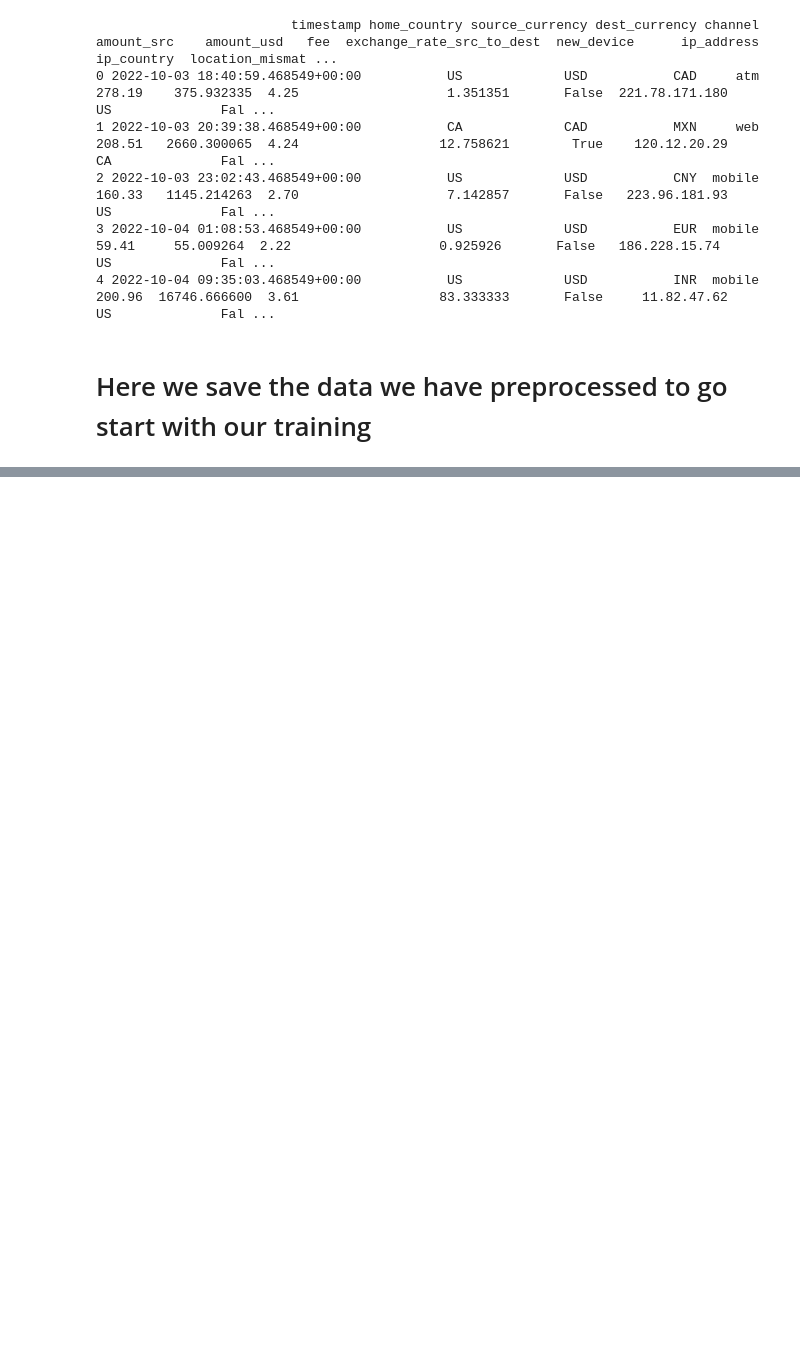
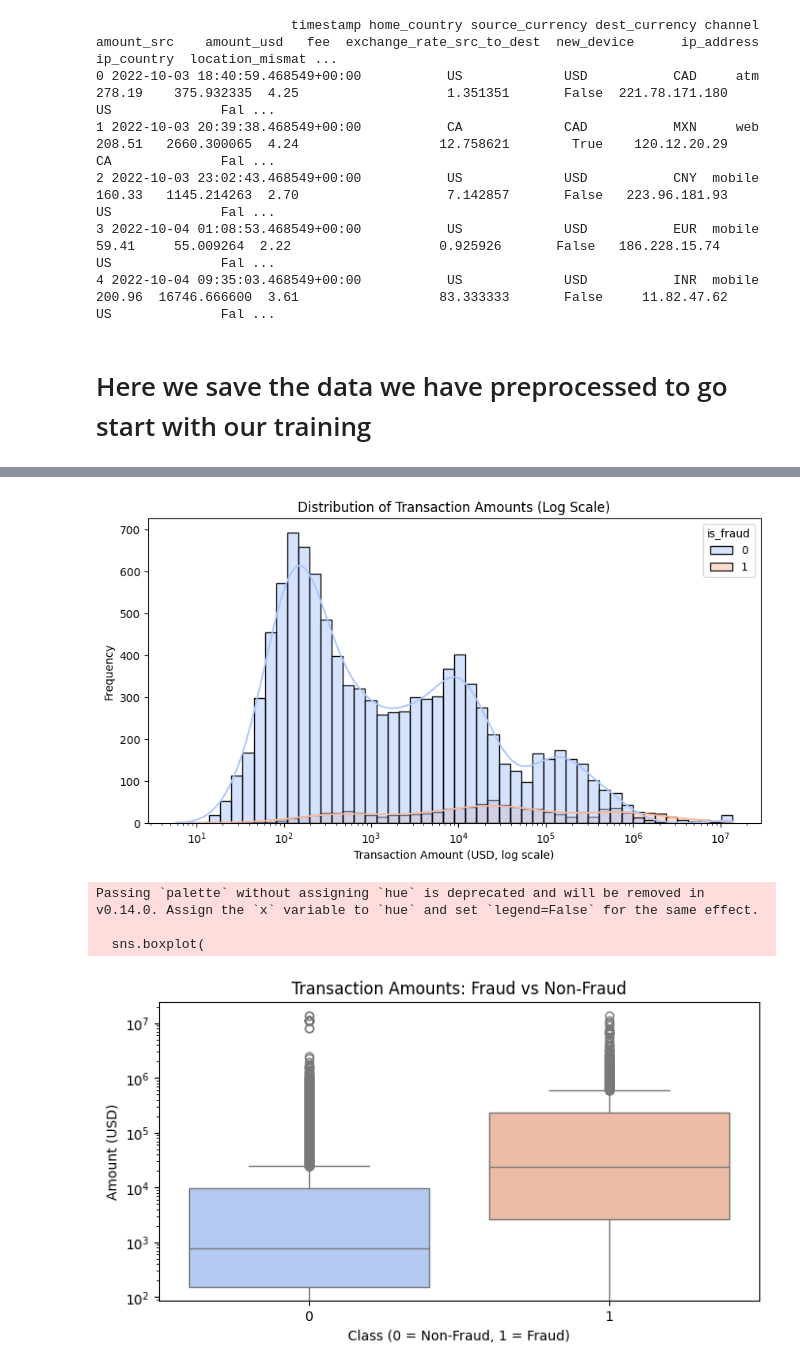
Before and after one commit to GideonGanah/FraudDetection, a Jupyter notebook: EDA.ipynb, the cells around one changed output, grey strips where cells are left out. Drawn from its saved outputs; the diff is of its cells as text; code cells hidden in the pictures; blank space fills up the shorter version.

```diff
--- a/EDA.ipynb
+++ b/EDA.ipynb
@@ -536,0 +600,53 @@ data.to_csv("data/cleaned_fraud_data.csv", index=False)
+# %%
+# ==========================================================
+# 2. TRANSACTION AMOUNT PATTERNS (Fraud vs Non-Fraud)
+# ==========================================================
+
+""""
+What this reveals
+Fraudsters often use small test amounts
+
+Or very large amounts
+
+Fraud clusters in unusual value ranges"""
+
+
+
+plt.figure(figsize=(10,5))
+
+# Plot distribution of transaction amounts for fraud vs non-fraud
+sns.histplot(
+    data=df,
+    x='amount_usd',
+    hue='is_fraud',
+    bins=50,
+    kde=True,
+    palette='coolwarm',
+    log_scale=True  # fraud often lives in extreme values
+)
+
+plt.title("Distribution of Transaction Amounts (Log Scale)")
+plt.xlabel("Transaction Amount (USD, log scale)")
+plt.ylabel("Frequency")
+plt.show()
+
+# Boxplot for clearer comparison
+plt.figure(figsize=(8,4))
+sns.boxplot(
+    data=df,
+    x='is_fraud',
+    y='amount_usd',
+    palette='coolwarm'
+)
+
+plt.title("Transaction Amounts: Fraud vs Non-Fraud")
+plt.xlabel("Class (0 = Non-Fraud, 1 = Fraud)")
+plt.ylabel("Amount (USD)")
+plt.yscale('log')  # helps visualize extreme values
+plt.show()
+# %% [output]
+[figure, added]
+Passing `palette` without assigning `hue` is deprecated and will be removed in v0.14.0. Assign the `x` variable to `hue` and set `legend=False` for the same effect.
+
+  sns.boxplot(
+[figure, added]
```
Also changed, not shown: parts of 5 cells of this notebook, 7 other files.
